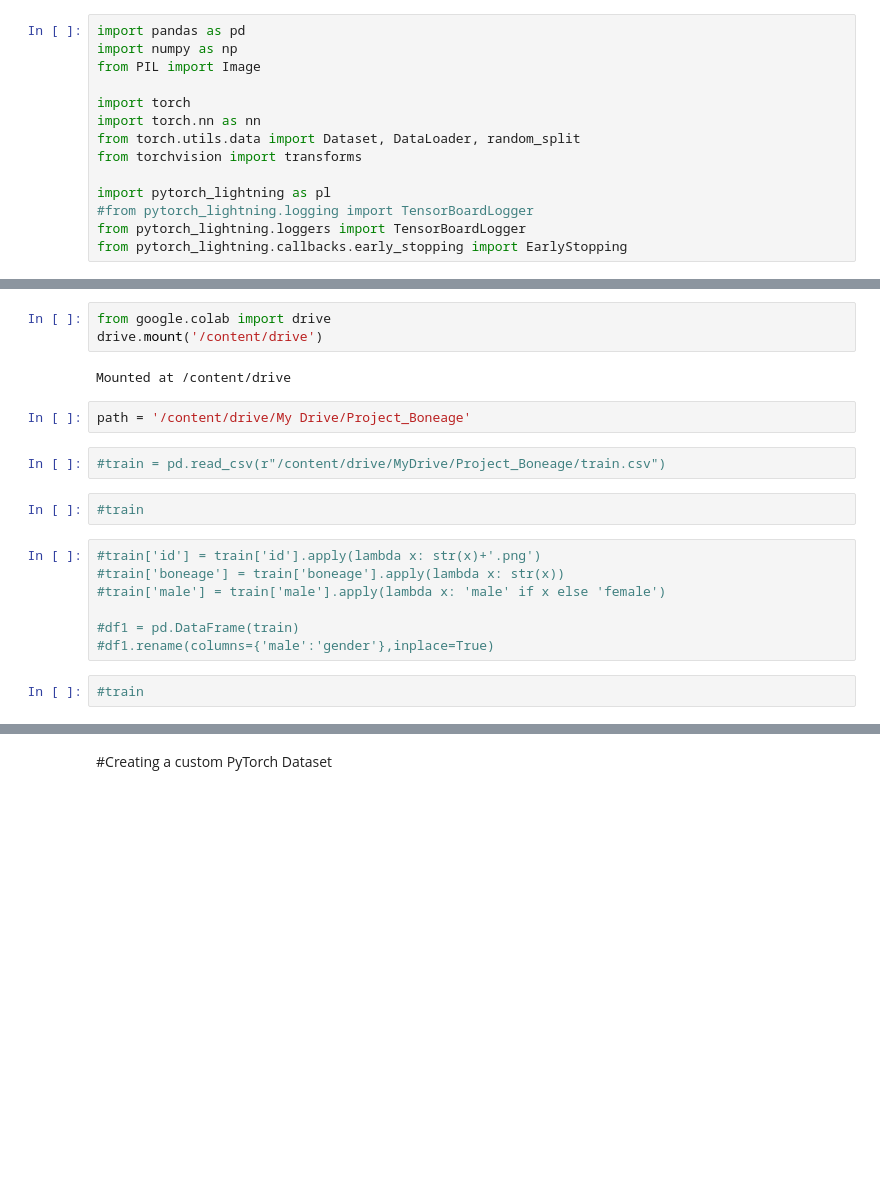
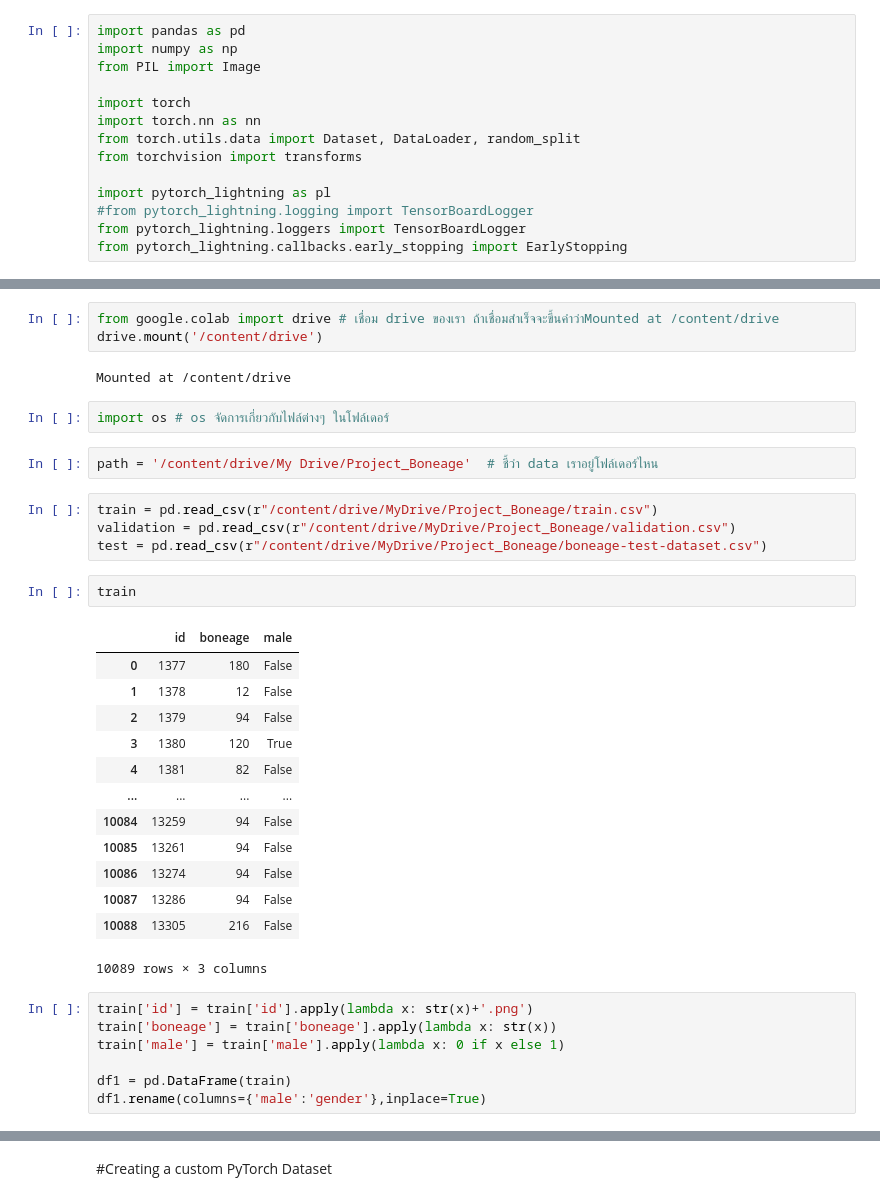
Before and after one commit to nichakornchaisuwan/Project_Boneage, a Jupyter notebook: lightning.ipynb, the cells around one changed output, grey strips where cells are left out. Cells and saved outputs as stored; diff of their text form; blank space fills up the shorter version.

```diff
--- a/lightning.ipynb
+++ b/lightning.ipynb
@@ -37,20 +46,36 @@ from pytorch_lightning.callbacks.early_stopping import EarlyStopping
 # %%
-from google.colab import drive
+from google.colab import drive # เชื่อม drive ของเรา ถ้าเชื่อมสำเร็จจะขึ้นคำว่าMounted at /content/drive
 drive.mount('/content/drive')
 # %% [output]
 Mounted at /content/drive
+# %%
+import os # os จัดการเกี่ยวกับไฟล์ต่างๆ ในโฟล์เดอร์
 # %%
-path = '/content/drive/My Drive/Project_Boneage'
+path = '/content/drive/My Drive/Project_Boneage'  # ชี้ว่า data เราอยู่โฟล์เดอร์ไหน
-# %%
-#train = pd.read_csv(r"/content/drive/MyDrive/Project_Boneage/train.csv")
-# %%
-#train
+# %%
+train = pd.read_csv(r"/content/drive/MyDrive/Project_Boneage/train.csv")
+validation = pd.read_csv(r"/content/drive/MyDrive/Project_Boneage/validation.csv")
+test = pd.read_csv(r"/content/drive/MyDrive/Project_Boneage/boneage-test-dataset.csv")
+# %%
+train
+# %% [output]
+|  | id | boneage | male |
+| 0 | 1377 | 180 | False |
+| 1 | 1378 | 12 | False |
+| 2 | 1379 | 94 | False |
+| 3 | 1380 | 120 | True |
+| 4 | 1381 | 82 | False |
+| ... | ... | ... | ... |
+| 10084 | 13259 | 94 | False |
+| 10085 | 13261 | 94 | False |
+| 10086 | 13274 | 94 | False |
+| 10087 | 13286 | 94 | False |
+| 10088 | 13305 | 216 | False |
+10089 rows × 3 columns
 # %%
-#train['id'] = train['id'].apply(lambda x: str(x)+'.png')
-#train['boneage'] = train['boneage'].apply(lambda x: str(x))
-#train['male'] = train['male'].apply(lambda x: 'male' if x else 'female')
+train['id'] = train['id'].apply(lambda x: str(x)+'.png')
+train['boneage'] = train['boneage'].apply(lambda x: str(x))
+train['male'] = train['male'].apply(lambda x: 0 if x else 1)
 
-#df1 = pd.DataFrame(train)
-#df1.rename(columns={'male':'gender'},inplace=True)
+df1 = pd.DataFrame(train)
+df1.rename(columns={'male':'gender'},inplace=True)
-# %%
-#train
```
Also changed, not shown: parts of 18 cells of this notebook.
